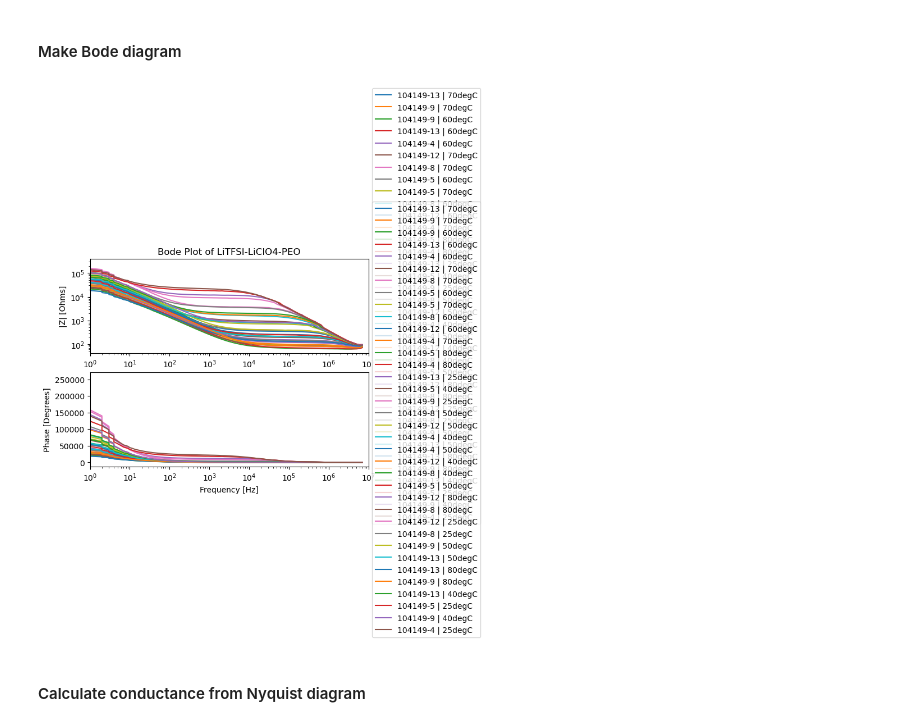
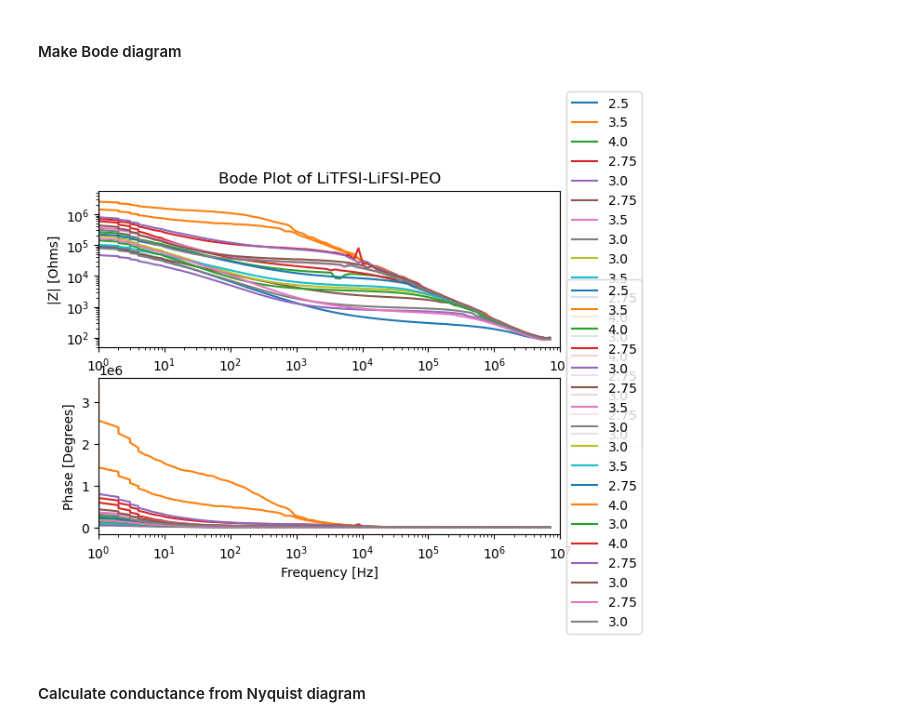
Before and after one commit to milesmsmith/auto-eis-conductivity, a Jupyter notebook: Data_Visualization_EIS.ipynb, the cells around one changed output. Saved outputs shown, nothing was run; the diff lists cells and outputs as text; code cells hidden in the pictures.

Commit message:
sawyer's data analysis

```diff
--- a/Data_Visualization_EIS.ipynb
+++ b/Data_Visualization_EIS.ipynb
@@ -25,9 +25,9 @@ from sympy import symbols, Eq, solve
 # %% [markdown]
 ### Configure User Inputs
 # %%
-data_name = 'LiTFSI-LiClO4-PEO'
+data_name = 'LiTFSI-LiFSI-PEO'
 # Set the directory path to where the data files (*.txt) format are located on the computer
-directory_path = '/Users/milessmith/Documents/GitHub/mit-tri-robot/data/LiTFSI-PEO_LiClO4-PEO_LiTFSI-LiClO4-PEO-11142023' # Miles MacBook Pro
+directory_path = '/Users/milessmith/Documents/GitHub/mit-tri-robot/data/3Nov2023-Sawyer' # Miles MacBook Pro
 # directory_path = 'C:\\Users\miles\Documents\GitHub\mit-tri-robot\eis_sample_data'
 # directory_path = 'C:\EIS' # Unchained Labs computer USE THIS DIRECTORY PATH IN 6-020
 
@@ -64,7 +64,7 @@ save_figs = 1
 
 concentration_map = [
     [1, 2, 3, 4, 5, 6, 7, 8, 9, 10, 11, 12 ,13, 14, 15],
-    [1.50, 1.50, 1.50, 1.50, 1.50, 2.25, 2.25, 2.25, 2.25, 2.25, 3.0, 3.0, 3, 3, 3]
+    [2.50, 2.50, 2.50, 2.75, 2.75, 2.75, 3.00, 3.00, 3.00, 3.50, 3.50, 3.50, 4.00, 4.00, 4.00]
 ]
 
 # What folder should the figure be saved to?
@@ -87,7 +87,7 @@ Temperature (degC): 25
 '''
 
 ### NOTICE: The underscores are an important aspect of the strings for temp and electrode number. ###
-plate_number1 = '104149_'
+plate_number1 = '104109_'
 # plate_number1 = "skip"
 
 # vial_number = '_13_' # YOU CAN FILTER BY ELECTRODE NUMBER
@@ -336,25 +336,25 @@ for i in range(len(eis.sample_number)):
 # %%
 bode_fig, bode_ax = plt.subplots(2)
 
 for i in range(len(eis.sample_number)):
     sample_label = (str(eis.plate_number[i]) + '-' + str(eis.sample_number[i]) + ' | ' + str(eis.temperature[i]) + 'degC')
 
-    bode_ax[0].loglog(eis.spectra_f, eis.Z_magnitude[i], label = sample_label)
-    bode_ax[1].semilogx(eis.spectra_f, eis.Z_magnitude[i], label = sample_label)
+    bode_ax[0].loglog(eis.spectra_f, eis.Z_magnitude[i], label = eis.concentration[i])
+    bode_ax[1].semilogx(eis.spectra_f, eis.Z_magnitude[i], label = eis.concentration[i])
 
 bode_ax[0].set_title('Bode Plot of ' + eis.name)
 bode_ax[0].legend(loc='center left', bbox_to_anchor=(1, 0.5))
 bode_ax[1].legend(loc='center left', bbox_to_anchor=(1, 0.5))
 bode_ax[1].set_xlabel('Frequency [Hz]')
 bode_ax[0].set_ylabel('|Z| [Ohms]')
 bode_ax[1].set_ylabel('Phase [Degrees]')
 bode_ax[0].set_xlim([1, 10**7])
 bode_ax[1].set_xlim([1, 10**7])
 
 if save_figs == 1:
     bode_fig.savefig(save_path + '/' + str(eis.date_characterized[0]) + eis.name + '_bode.png', bbox_inches='tight')
 # %% [output]
-[figure, old version]
+[figure, new version]
 # %% [markdown]
 #### Calculate conductance from Nyquist diagram
 # %%
```
Also changed, not shown: parts of 5 cells of this notebook, 16 other files.
